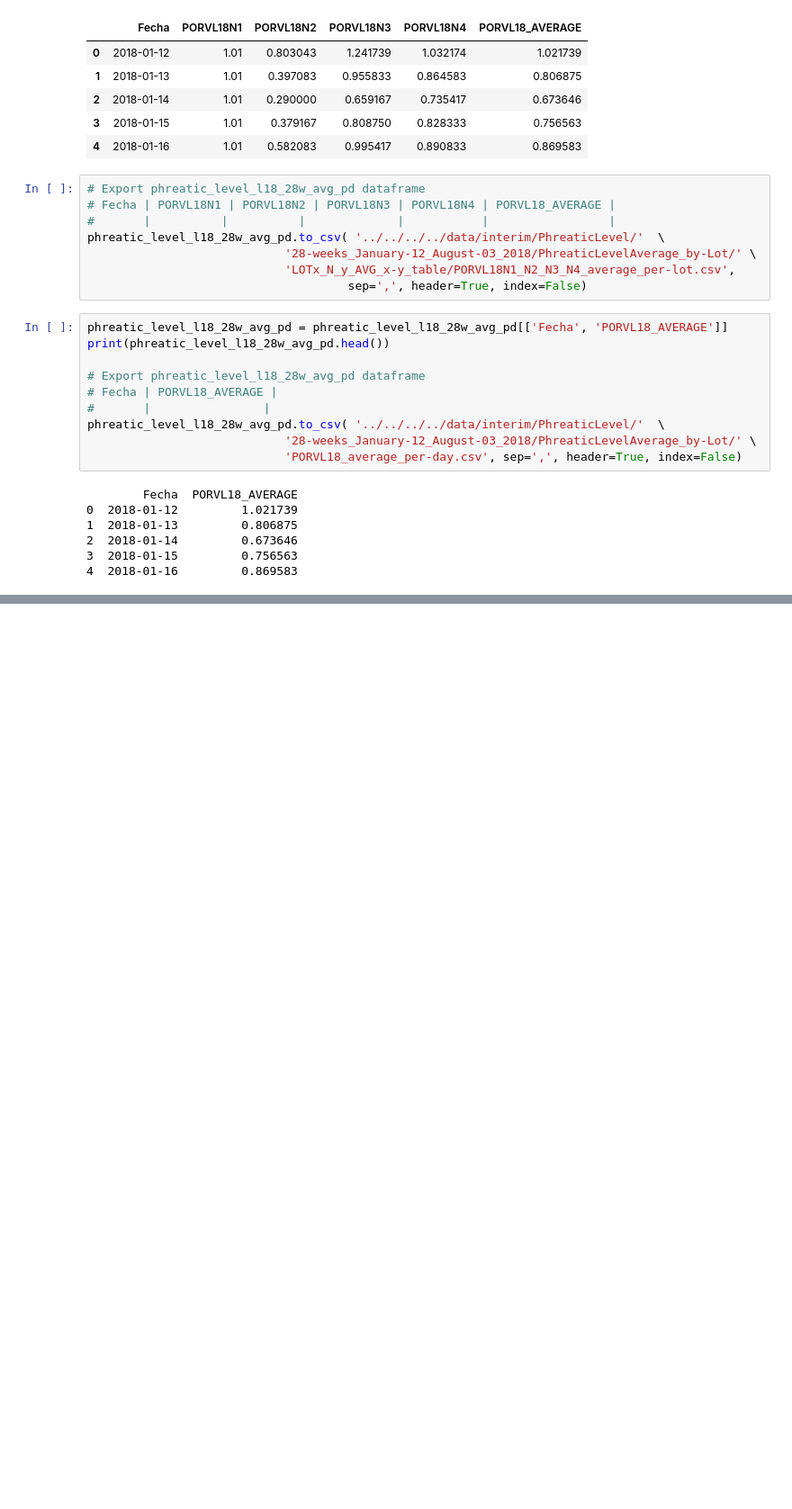
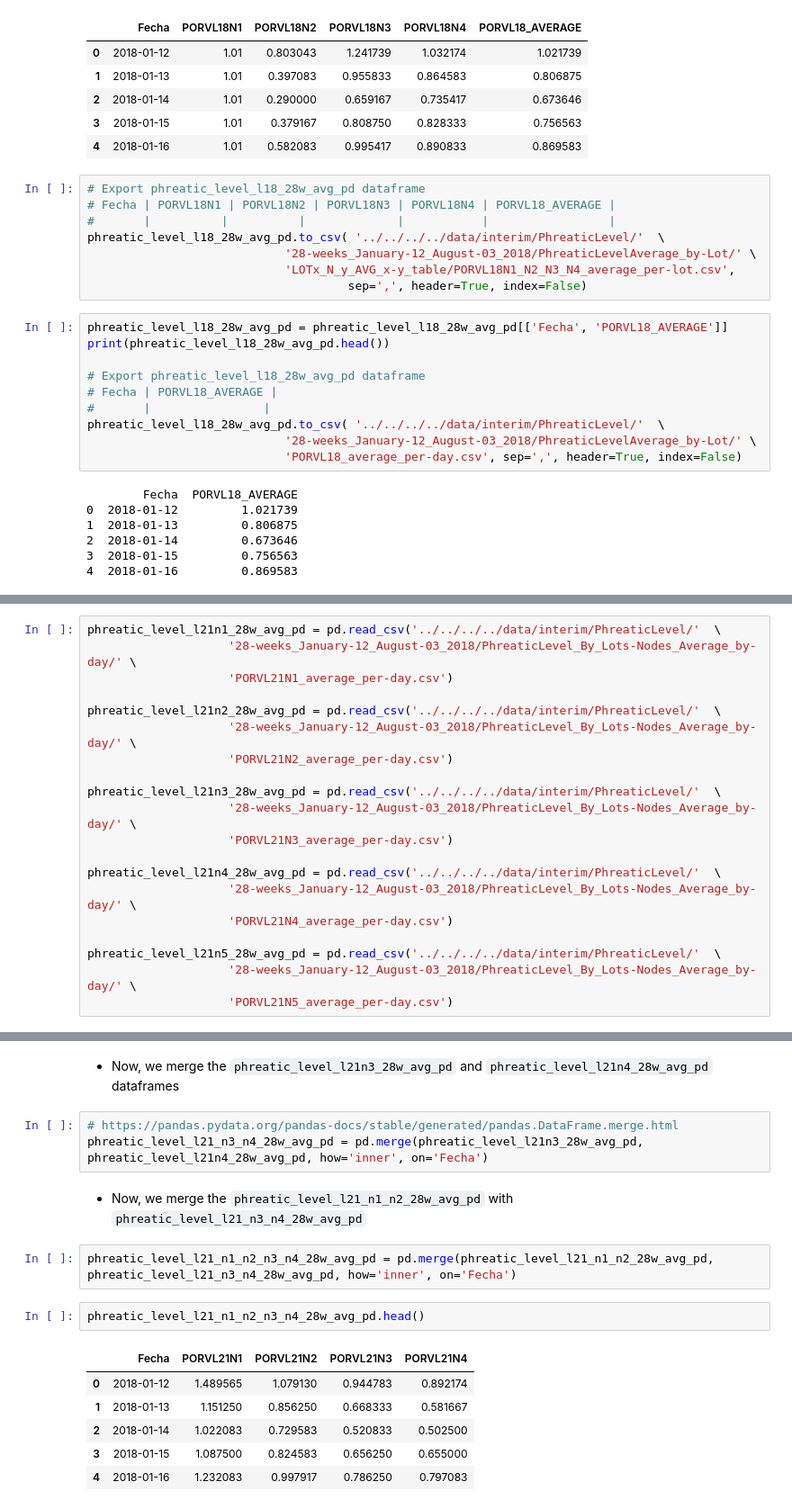
Before and after one commit to bgarcial/sioma_project, a Jupyter notebook: notebooks/averaging_data/PhreaticLevel/28-weeks_January-12_August-03_2018/03-bgarcial-phreatic_level_generating_average_between-nodes_values.ipynb, the cells around one changed output, grey strips where cells are left out. Shown at 90% size. Drawn from its saved outputs; the diff is of its cells as text; blank space fills up the shorter version.

```diff
--- a/notebooks/averaging_data/PhreaticLevel/28-weeks_January-12_August-03_2018/03-bgarcial-phreatic_level_generating_average_between-nodes_values.ipynb
+++ b/notebooks/averaging_data/PhreaticLevel/28-weeks_January-12_August-03_2018/03-bgarcial-phreatic_level_generating_average_between-nodes_values.ipynb
@@ -595,0 +600,20 @@ phreatic_level_l18_28w_avg_pd.to_csv( '../../../../data/interim/PhreaticLevel/'
+# %%
+phreatic_level_l21n1_28w_avg_pd = pd.read_csv('../../../../data/interim/PhreaticLevel/'  \
+                    '28-weeks_January-12_August-03_2018/PhreaticLevel_By_Lots-Nodes_Average_by-day/' \
+                    'PORVL21N1_average_per-day.csv')
+
+phreatic_level_l21n2_28w_avg_pd = pd.read_csv('../../../../data/interim/PhreaticLevel/'  \
+                    '28-weeks_January-12_August-03_2018/PhreaticLevel_By_Lots-Nodes_Average_by-day/' \
+                    'PORVL21N2_average_per-day.csv')
+
+phreatic_level_l21n3_28w_avg_pd = pd.read_csv('../../../../data/interim/PhreaticLevel/'  \
+                    '28-weeks_January-12_August-03_2018/PhreaticLevel_By_Lots-Nodes_Average_by-day/' \
+                    'PORVL21N3_average_per-day.csv')
+
+phreatic_level_l21n4_28w_avg_pd = pd.read_csv('../../../../data/interim/PhreaticLevel/'  \
+                    '28-weeks_January-12_August-03_2018/PhreaticLevel_By_Lots-Nodes_Average_by-day/' \
+                    'PORVL21N4_average_per-day.csv')
+
+phreatic_level_l21n5_28w_avg_pd = pd.read_csv('../../../../data/interim/PhreaticLevel/'  \
+                    '28-weeks_January-12_August-03_2018/PhreaticLevel_By_Lots-Nodes_Average_by-day/' \
+                    'PORVL21N5_average_per-day.csv')
@@ -595,0 +636,18 @@ phreatic_level_l18_28w_avg_pd.to_csv( '../../../../data/interim/PhreaticLevel/'
+# %% [markdown]
+- Now, we merge the `phreatic_level_l21n3_28w_avg_pd` and `phreatic_level_l21n4_28w_avg_pd` dataframes
+# %%
+# https://pandas.pydata.org/pandas-docs/stable/generated/pandas.DataFrame.merge.html
+phreatic_level_l21_n3_n4_28w_avg_pd = pd.merge(phreatic_level_l21n3_28w_avg_pd, phreatic_level_l21n4_28w_avg_pd, how='inner', on='Fecha')
+# %% [markdown]
+- Now, we merge the `phreatic_level_l21_n1_n2_28w_avg_pd` with `phreatic_level_l21_n3_n4_28w_avg_pd`
+# %%
+phreatic_level_l21_n1_n2_n3_n4_28w_avg_pd = pd.merge(phreatic_level_l21_n1_n2_28w_avg_pd, phreatic_level_l21_n3_n4_28w_avg_pd, how='inner', on='Fecha')
+# %%
+phreatic_level_l21_n1_n2_n3_n4_28w_avg_pd.head()
+# %% [output]
+|  | Fecha | PORVL21N1 | PORVL21N2 | PORVL21N3 | PORVL21N4 |
+| 0 | 2018-01-12 | 1.489565 | 1.079130 | 0.944783 | 0.892174 |
+| 1 | 2018-01-13 | 1.151250 | 0.856250 | 0.668333 | 0.581667 |
+| 2 | 2018-01-14 | 1.022083 | 0.729583 | 0.520833 | 0.502500 |
+| 3 | 2018-01-15 | 1.087500 | 0.824583 | 0.656250 | 0.655000 |
+| 4 | 2018-01-16 | 1.232083 | 0.997917 | 0.786250 | 0.797083 |
```
Also changed, not shown: parts of 12 cells of this notebook, 2 other files.
